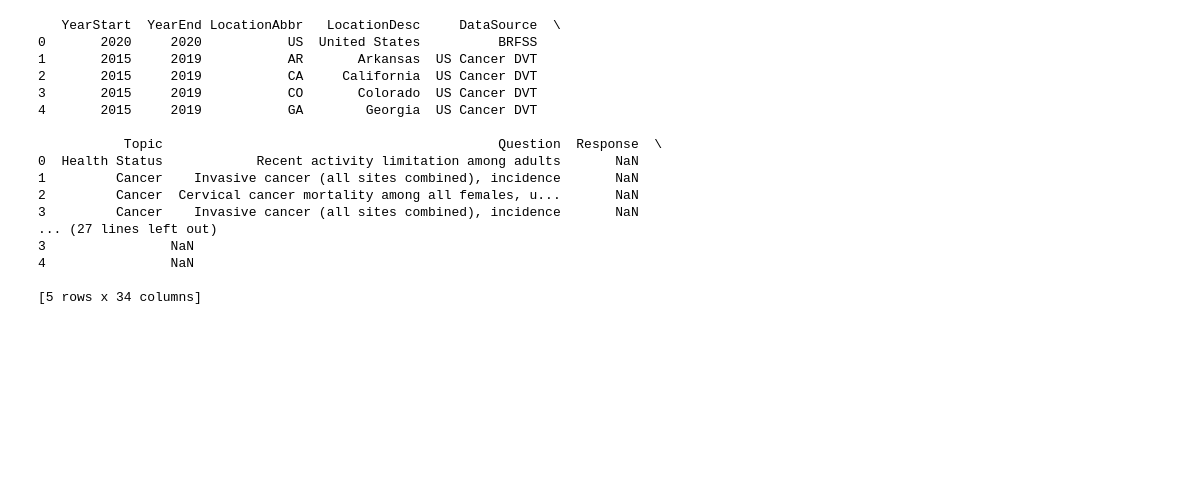
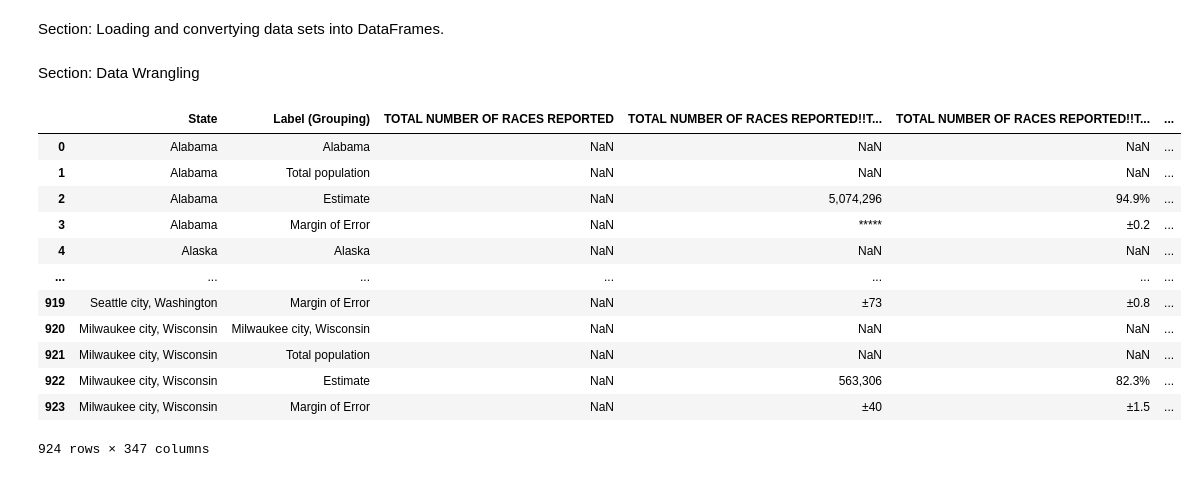
Before and after one commit to duhoang920/siads_593_milestone_1, a Jupyter notebook: main.ipynb, the cells around one changed output. Saved outputs shown, nothing was run; the diff lists cells and outputs as text; code cells hidden in the pictures; blank space fills up the shorter version.

Commit message:
Adding Census Datasets other Years
Adding census datasets for other years. Only if needed will still focus on 2022.

```diff
--- a/main.ipynb
+++ b/main.ipynb
@@ -17,22 +17,6 @@ from data_wrangle import remove_cols
+# %% [markdown]
+Section: Loading and convertying data sets into DataFrames.
 # %%
 df = load_csv('./data/raw/U.S._Chronic_Disease_Indicators.csv')
-print(df.head())
+# print(df.head())
-# %% [output]
-   YearStart  YearEnd LocationAbbr   LocationDesc     DataSource  \
-0       2020     2020           US  United States          BRFSS
-1       2015     2019           AR       Arkansas  US Cancer DVT
-2       2015     2019           CA     California  US Cancer DVT
-3       2015     2019           CO       Colorado  US Cancer DVT
-4       2015     2019           GA        Georgia  US Cancer DVT
-
-           Topic                                           Question  Response  \
-0  Health Status            Recent activity limitation among adults       NaN
-1         Cancer    Invasive cancer (all sites combined), incidence       NaN
-2         Cancer  Cervical cancer mortality among all females, u...       NaN
-3         Cancer    Invasive cancer (all sites combined), incidence       NaN
-... (27 lines left out)
-3                NaN
-4                NaN
-
-[5 rows x 34 columns]
 # %%
@@ -40,0 +25,22 @@ print(df2.head())
+# %%
+df3 = load_csv('./data/raw/US_Census_Data_2022_v03_transpose.csv')
+# display(df3.head())
+# %% [markdown]
+Section: Data Wrangling
+# %%
+df_3 = df_formater(df3)
+display(df_3)
+# %% [output]
+|  | State | Label (Grouping) | TOTAL NUMBER OF RACES REPORTED | TOTAL NUMBER OF RACES REPORTED!!T... | TOTAL NUMBER OF RACES REPORTED!!T... | ... |
+| 0 | Alabama | Alabama | NaN | NaN | NaN | ... |
+| 1 | Alabama | Total population | NaN | NaN | NaN | ... |
+| 2 | Alabama | Estimate | NaN | 5,074,296 | 94.9% | ... |
+| 3 | Alabama | Margin of Error | NaN | ***** | ±0.2 | ... |
+| 4 | Alaska | Alaska | NaN | NaN | NaN | ... |
+| ... | ... | ... | ... | ... | ... | ... |
+| 919 | Seattle city, Washington | Margin of Error | NaN | ±73 | ±0.8 | ... |
+| 920 | Milwaukee city, Wisconsin | Milwaukee city, Wisconsin | NaN | NaN | NaN | ... |
+| 921 | Milwaukee city, Wisconsin | Total population | NaN | NaN | NaN | ... |
+| 922 | Milwaukee city, Wisconsin | Estimate | NaN | 563,306 | 82.3% | ... |
+| 923 | Milwaukee city, Wisconsin | Margin of Error | NaN | ±40 | ±1.5 | ... |
+924 rows × 347 columns
```
Also changed, not shown: parts of 3 cells of this notebook, 10 other files.
